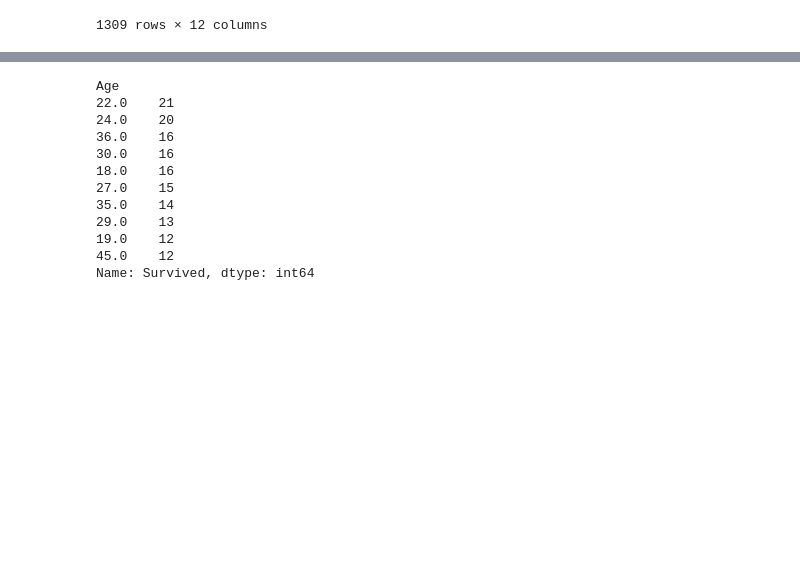
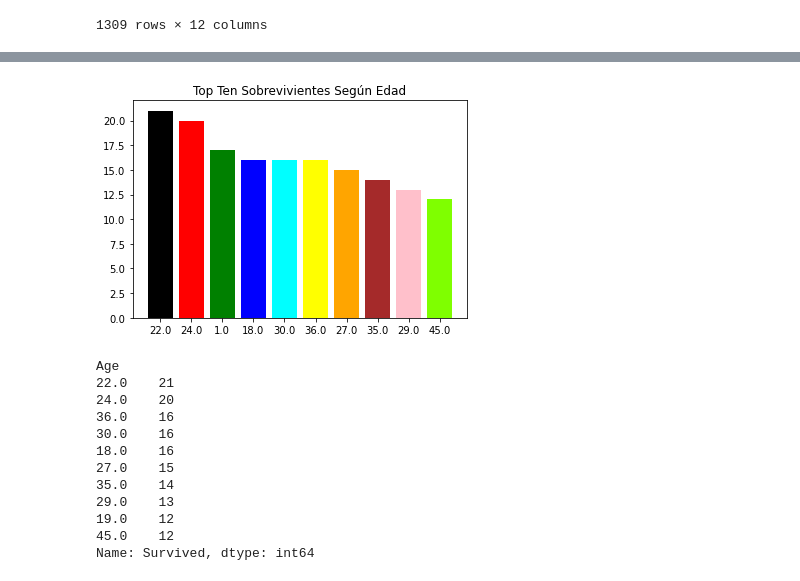
Before and after one commit to AngelloVillanueva/titanic_kaggle, a Jupyter notebook: Titanic.ipynb, the cells around one changed output, grey strips where cells are left out. Cells and saved outputs as stored; diff of their text form; code cells hidden in the pictures; blank space fills up the shorter version.

```diff
--- a/Titanic.ipynb
+++ b/Titanic.ipynb
@@ -247,3 +269,15 @@ Name: Survived, dtype: int64
+# %%
+labels = top_survived_r['Age']
+sizes= top_survived_r['Survived']
+
+fig, ax = plt.subplots()
+langs = l_str
+students = sizes
+plt.bar(langs,students, color=['black', 'red', 'green', 'blue', 'cyan','yellow', 'orange', 'brown','pink', 'chartreuse'])
+ax.set_title('Top Ten Sobrevivientes Según Edad')
+plt.show()
+# %% [output]
+[figure, added]
 # %%
 # Top 10 de edades que más sobrevivieron
 top_survived= vivos.groupby(['Age'])['Survived'].count().sort_values(ascending=False).head(10)
```
Also changed, not shown: parts of 13 cells of this notebook.
